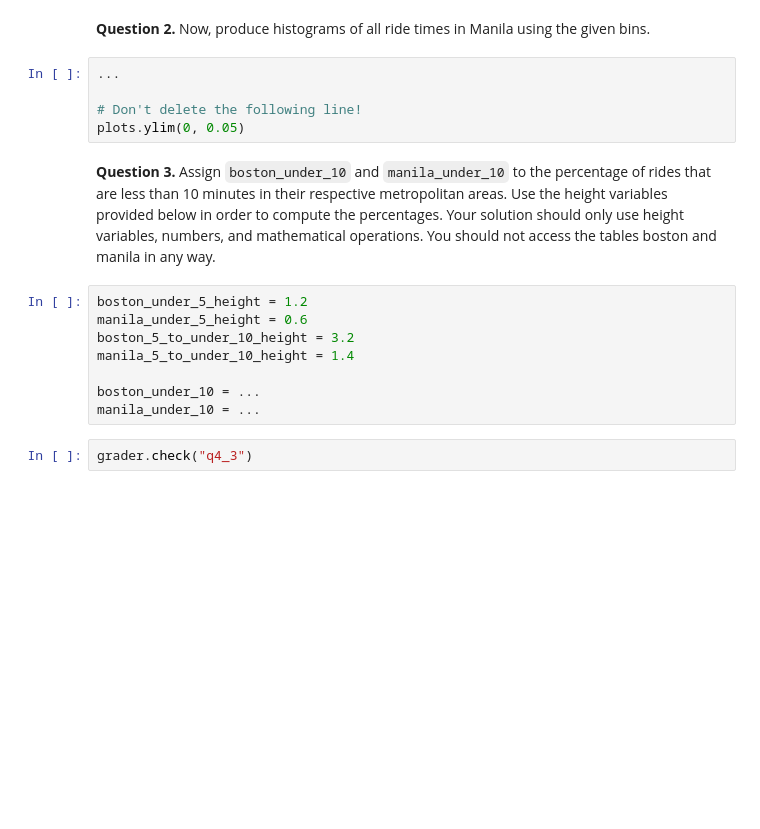
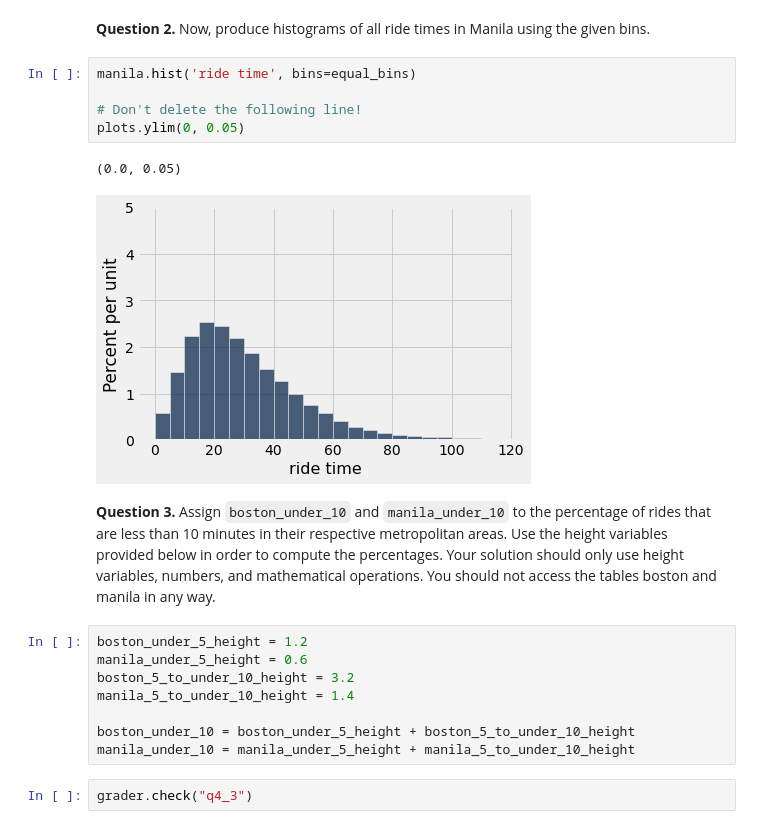
Before and after one commit to Theling1/UMBC-IS296-Spring2022-EL, a Jupyter notebook: hw/hw03/hw03.ipynb, the cells around one changed output. Drawn from its saved outputs; the diff is of its cells as text; blank space fills up the shorter version.

```diff
--- a/hw/hw03/hw03.ipynb
+++ b/hw/hw03/hw03.ipynb
@@ -376,10 +482,13 @@ name: q4_2
 manual: true
 -->
 # %%
-...
+manila.hist('ride time', bins=equal_bins)
 
 # Don't delete the following line!
 plots.ylim(0, 0.05)
+# %% [output]
+(0.0, 0.05)
+[figure, added]
 # %% [markdown]
 <!-- END QUESTION -->
 
@@ -396,8 +505,8 @@ manila_under_5_height = 0.6
 boston_5_to_under_10_height = 3.2
 manila_5_to_under_10_height = 1.4
 
-boston_under_10 = ...
-manila_under_10 = ...
+boston_under_10 = boston_under_5_height + boston_5_to_under_10_height
+manila_under_10 = manila_under_5_height + manila_5_to_under_10_height
 # %%
 grader.check("q4_3")
 # %% [markdown]
```
Also changed, not shown: parts of 33 cells of this notebook.
